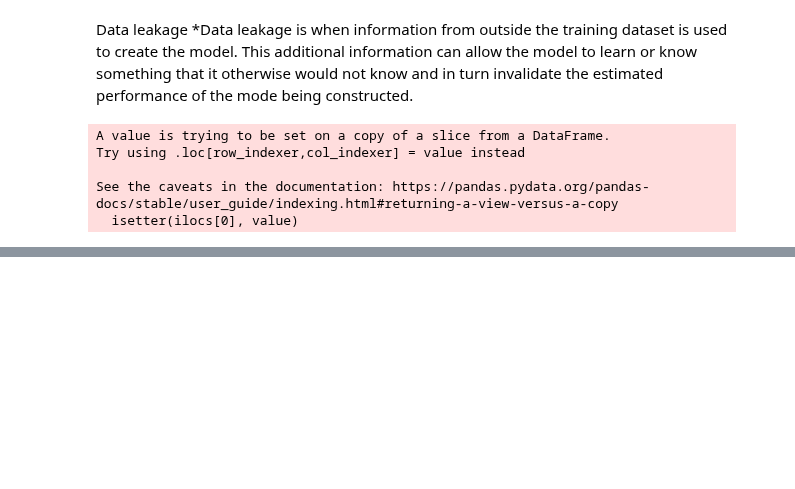
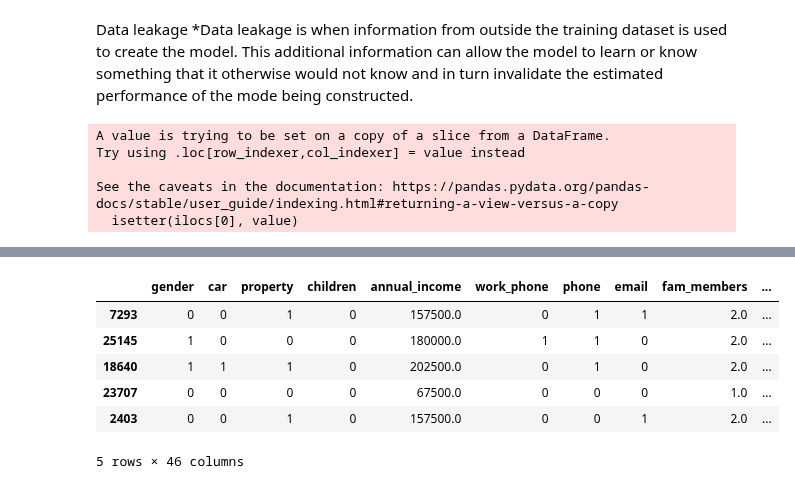
Before and after one commit to buriihenry/Machine-Learning-2, a Jupyter notebook: Classification/Classification _Credit Risk Management.ipynb, the cells around one changed output, grey strips where cells are left out. Drawn from its saved outputs; the diff is of its cells as text; code cells hidden in the pictures; blank space fills up the shorter version.

```diff
--- a/Classification/Classification _Credit Risk Management.ipynb
+++ b/Classification/Classification _Credit Risk Management.ipynb
@@ -397,3 +397,31 @@ Try using .loc[row_indexer,col_indexer] = value instead
 
 See the caveats in the documentation: https://pandas.pydata.org/pandas-docs/stable/user_guide/indexing.html#returning-a-view-versus-a-copy
   isetter(ilocs[0], value)
+# %%
+ #2.1.2. Nominal variables: income_type, education, family_status, housing_type, occupation_type
+
+#Option 1: Dummy Coding: kn - k variables
+
+income_type_dummy = pd.get_dummies(x_a_train.income_type)
+print(income_type_dummy)
+
+#Option 2: OneHotEcnoder: kn variables
+from sklearn.preprocessing import OneHotEncoder
+
+onehot = OneHotEncoder(sparse=False, drop='first', handle_unknown='error')
+income_type_onehot = onehot.fit_transform(x_a_train.income_type.to_numpy().reshape(-1,1))
+income_type_onehot = pd.DataFrame(income_type_onehot, columns=onehot.get_feature_names(['income_type']))
+income_type_onehot.head()
+
+#As OneHotEncoder of sklearn was designed to keep the consistency in the number of categories across train and
+#test set, so we can control any category which doesn't appear in train set with "handle_unknown="error""
+
+#Apply for x_train set
+
+nominal = onehot.fit_transform(x_a_train[['income_type', 'education', 'family_status', 'housing_type',
+                                             'occupation_type']])
+df_nominal = pd.DataFrame(index=x_a_train.index, data=nominal, columns=onehot.get_feature_names(['income_type', 'education', 'family_status',
+                                                                        'housing_type', 'occupation_type']))
+x_a_train = pd.concat([x_a_train, df_nominal], axis=1)
+x_a_train.drop(columns=['income_type', 'education', 'family_status', 'housing_type', 'occupation_type'], inplace=True)
+x_a_train.shape
@@ -399,0 +444,17 @@ See the caveats in the documentation: https://pandas.pydata.org/pandas-docs/stab
+# %%
+
+nominal_test = onehot.fit_transform(x_a_test[['income_type', 'education', 'family_status', 'housing_type',
+                                             'occupation_type']])
+df_nominal_test = pd.DataFrame(index=x_a_test.index, data=nominal_test, columns=onehot.get_feature_names(['income_type', 'education', 'family_status',
+                                                                        'housing_type', 'occupation_type']))
+x_a_test = pd.concat([x_a_test, df_nominal_test], axis=1)
+x_a_test.drop(columns=['income_type', 'education', 'family_status', 'housing_type', 'occupation_type'], inplace=True)
+x_a_test.head()
+# %% [output]
+|  | gender | car | property | children | annual_income | work_phone | phone | email | fam_members | ... |
+| 7293 | 0 | 0 | 1 | 0 | 157500.0 | 0 | 1 | 1 | 2.0 | ... |
+| 25145 | 1 | 0 | 0 | 0 | 180000.0 | 1 | 1 | 0 | 2.0 | ... |
+| 18640 | 1 | 1 | 1 | 0 | 202500.0 | 0 | 1 | 0 | 2.0 | ... |
+| 23707 | 0 | 0 | 0 | 0 | 67500.0 | 0 | 0 | 0 | 1.0 | ... |
+| 2403 | 0 | 0 | 1 | 0 | 157500.0 | 0 | 0 | 1 | 2.0 | ... |
+5 rows × 46 columns
```
Also changed, not shown: parts of 1 cell of this notebook.
